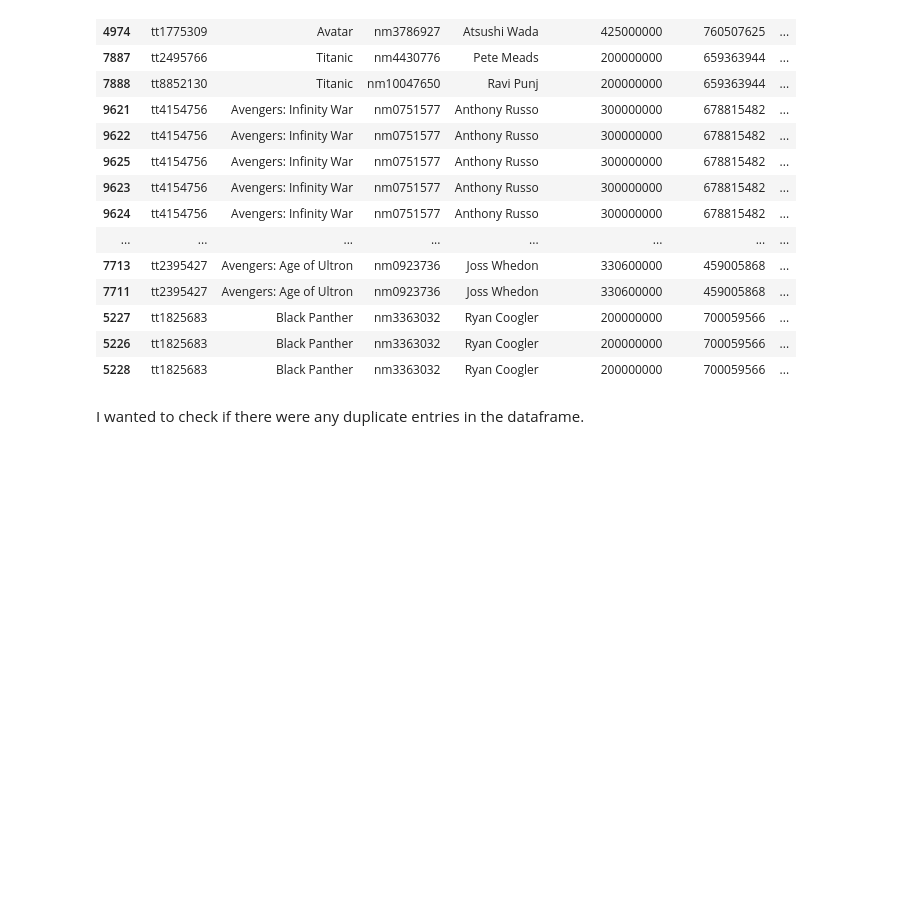
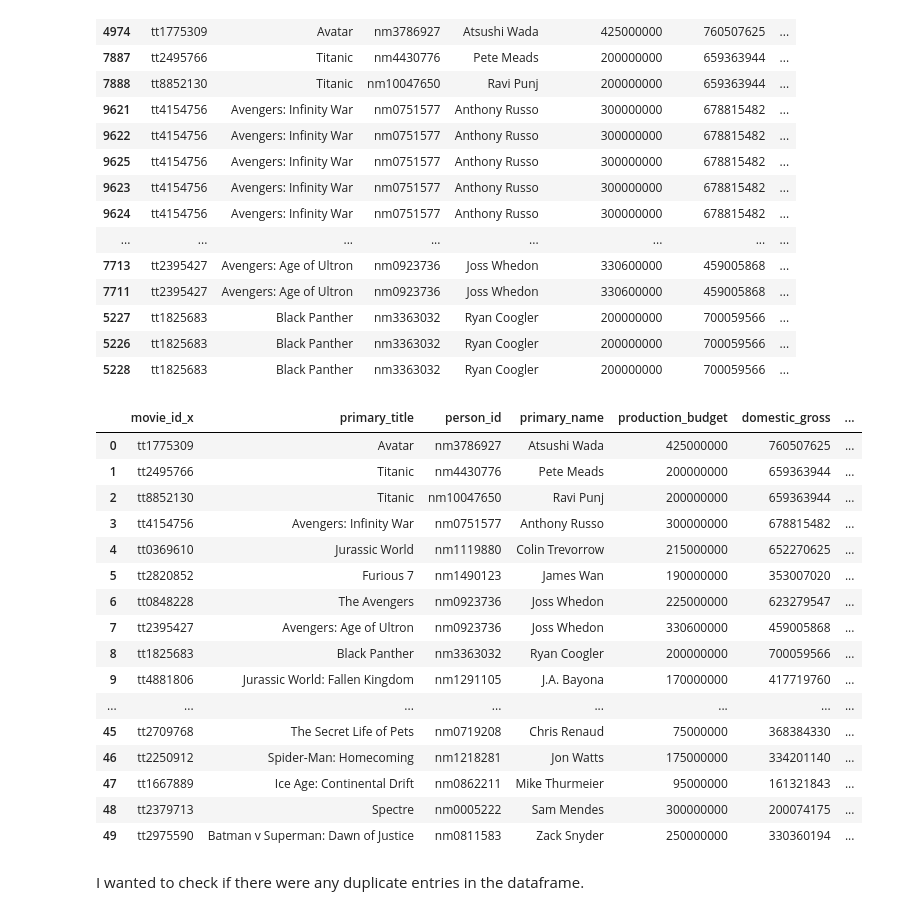
Before and after one commit to adammarianacci/Microsoft_Movie_Analysis, a Jupyter notebook: notebook.ipynb, the cells around one changed output. Saved outputs shown, nothing was run; the diff lists cells and outputs as text; code cells hidden in the pictures; blank space fills up the shorter version.

```diff
--- a/notebook.ipynb
+++ b/notebook.ipynb
@@ -500,6 +506,41 @@ sorted_gross_directors_df.head(30)
 | 5227 | tt1825683 | Black Panther | nm3363032 | Ryan Coogler | 200000000 | 700059566 | ... |
 | 5226 | tt1825683 | Black Panther | nm3363032 | Ryan Coogler | 200000000 | 700059566 | ... |
 | 5228 | tt1825683 | Black Panther | nm3363032 | Ryan Coogler | 200000000 | 700059566 | ... |
+# %%
+# Convert the data type of 'id' column in the second dataframe
+sorted_popularity_tmdb_movies_df['id'] = sorted_popularity_tmdb_movies_df['id'].astype(str)
+
+# Perform the merge operation
+genre_directors_df = sorted_gross_directors_df.merge(sorted_popularity_tmdb_movies_df[['id', 'genre_ids']], left_on='movie_id_x', right_on='id', how='left')
+
+# Drop the duplicate 'id' column
+genre_directors_df.drop('id', axis=1, inplace=True)
+# %%
+# Perform a merge operation
+genre_directors_df = sorted_gross_directors_df.merge(sorted_popularity_tmdb_movies_df[['id', 'genre_ids']], left_on='movie_id_x', right_on='id', how='left')
+
+# Drop the duplicate 'id' column
+genre_directors_df.drop('id', axis=1, inplace=True)
+# %%
+genre_directors_df.head(50)
+# %% [output]
+|  | movie_id_x | primary_title | person_id | primary_name | production_budget | domestic_gross | ... |
+| 0 | tt1775309 | Avatar | nm3786927 | Atsushi Wada | 425000000 | 760507625 | ... |
+| 1 | tt2495766 | Titanic | nm4430776 | Pete Meads | 200000000 | 659363944 | ... |
+| 2 | tt8852130 | Titanic | nm10047650 | Ravi Punj | 200000000 | 659363944 | ... |
+| 3 | tt4154756 | Avengers: Infinity War | nm0751577 | Anthony Russo | 300000000 | 678815482 | ... |
+| 4 | tt0369610 | Jurassic World | nm1119880 | Colin Trevorrow | 215000000 | 652270625 | ... |
+| 5 | tt2820852 | Furious 7 | nm1490123 | James Wan | 190000000 | 353007020 | ... |
+| 6 | tt0848228 | The Avengers | nm0923736 | Joss Whedon | 225000000 | 623279547 | ... |
+| 7 | tt2395427 | Avengers: Age of Ultron | nm0923736 | Joss Whedon | 330600000 | 459005868 | ... |
+| 8 | tt1825683 | Black Panther | nm3363032 | Ryan Coogler | 200000000 | 700059566 | ... |
+| 9 | tt4881806 | Jurassic World: Fallen Kingdom | nm1291105 | J.A. Bayona | 170000000 | 417719760 | ... |
+| ... | ... | ... | ... | ... | ... | ... | ... |
+| 45 | tt2709768 | The Secret Life of Pets | nm0719208 | Chris Renaud | 75000000 | 368384330 | ... |
+| 46 | tt2250912 | Spider-Man: Homecoming | nm1218281 | Jon Watts | 175000000 | 334201140 | ... |
+| 47 | tt1667889 | Ice Age: Continental Drift | nm0862211 | Mike Thurmeier | 95000000 | 161321843 | ... |
+| 48 | tt2379713 | Spectre | nm0005222 | Sam Mendes | 300000000 | 200074175 | ... |
+| 49 | tt2975590 | Batman v Superman: Dawn of Justice | nm0811583 | Zack Snyder | 250000000 | 330360194 | ... |
 # %% [markdown]
 I wanted to check if there were any duplicate entries in the dataframe.
 # %%
```
Also changed, not shown: parts of 8 cells of this notebook.
